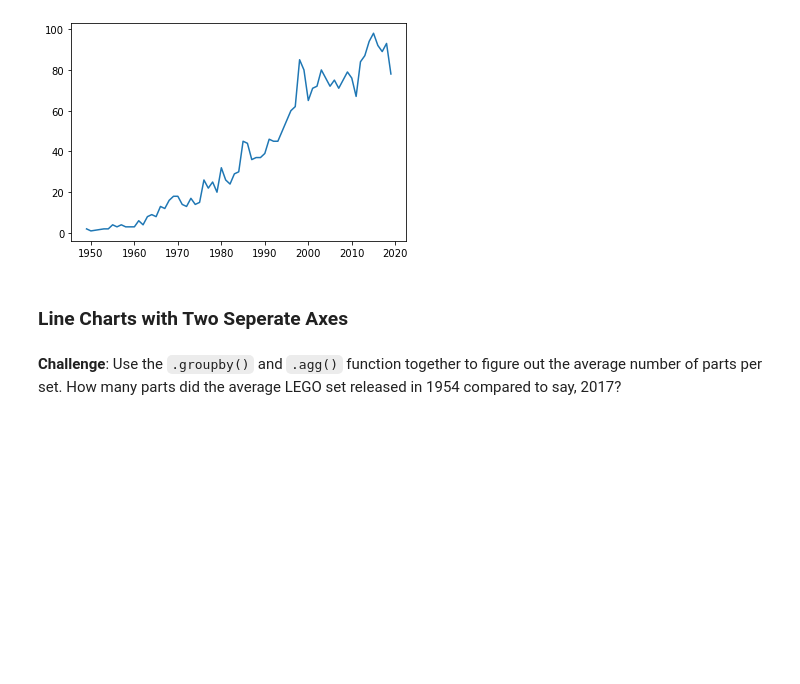
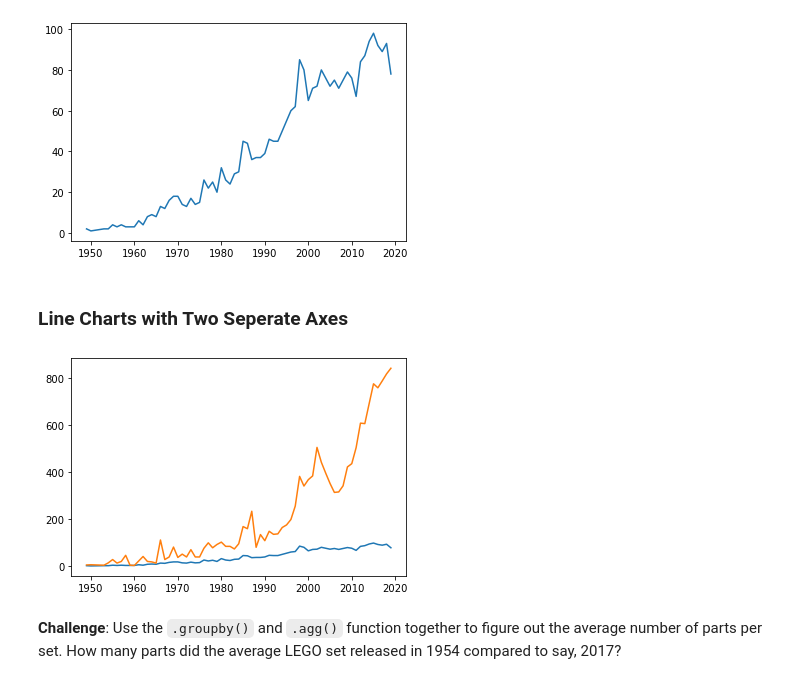
Before and after one commit to UlisesJuarez/Advanced-python-projects, a Jupyter notebook: Aggregate and merge data/Lego_Analysis_for_Course_(start).ipynb, the cells around one changed output. Drawn from its saved outputs; the diff is of its cells as text; code cells hidden in the pictures; blank space fills up the shorter version.

```diff
--- a/Aggregate and merge data/Lego_Analysis_for_Course_(start).ipynb
+++ b/Aggregate and merge data/Lego_Analysis_for_Course_(start).ipynb
@@ -206,5 +206,10 @@ plt.plot(themes_by_year.index[:-2],themes_by_year.nr_themes[:-2]);
 [figure]
 # %% [markdown]
 ### Line Charts with Two Seperate Axes
+# %%
+plt.plot(themes_by_year.index[:-2],themes_by_year.nr_themes[:-2]);
+plt.plot(sets_by_year.index[:-2],sets_by_year.set_num[:-2]);
+# %% [output]
+[figure, added]
 # %% [markdown]
 **Challenge**: Use the <code>.groupby()</code> and <code>.agg()</code> function together to figure out the average number of parts per set. How many parts did the average LEGO set released in 1954 compared to say, 2017?
```
Also changed, not shown: parts of 3 cells of this notebook.
